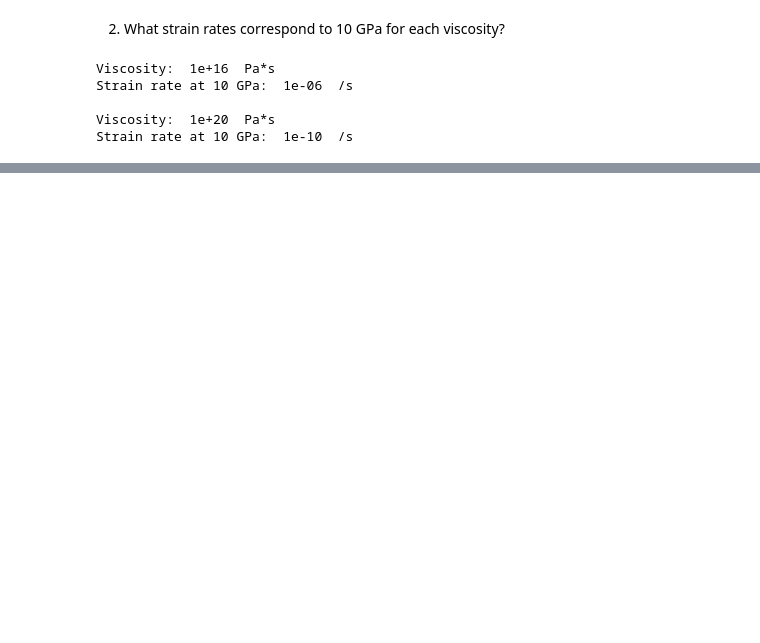
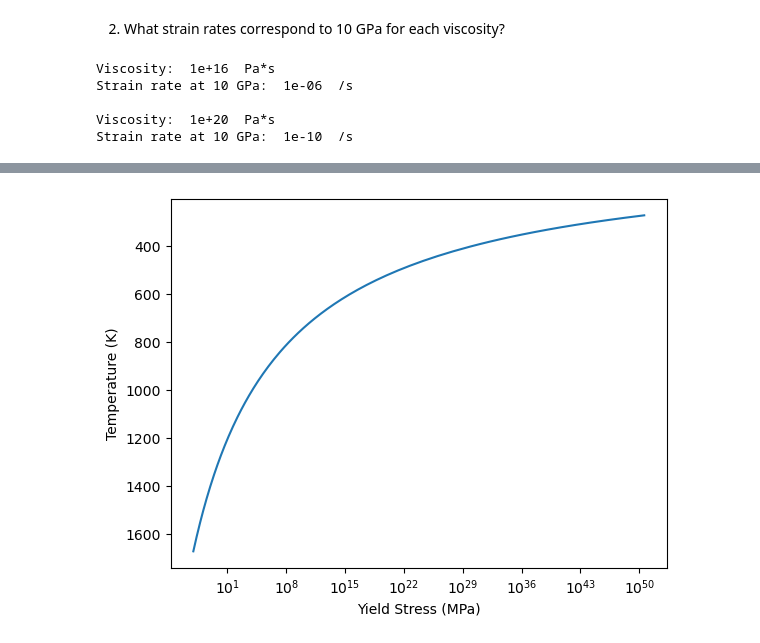
Before and after one commit to dyvasey/geoteach, a Jupyter notebook: structural_geology/rheology_lab/rheology.ipynb, the cells around one changed output, grey strips where cells are left out. Saved outputs shown, nothing was run; the diff lists cells and outputs as text; code cells hidden in the pictures; blank space fills up the shorter version.

```diff
--- a/structural_geology/rheology_lab/rheology.ipynb
+++ b/structural_geology/rheology_lab/rheology.ipynb
@@ -209,0 +227,25 @@ Here, A is called a viscous prefactor, E is activation energy, and V is activati
+# %%
+# Define constants
+Ao = 15555555.55
+E = 335e3 # J/mol*K
+strain_rate = 1e-15 # /s
+R = 8.31451 # J/mol*K
+
+# Make temperature array
+T = np.arange(273,1673+1,10) # K
+
+# Calculate viscosities
+eta = Ao * np.exp(E/(R*T)) # Pa*s
+
+# Calculate yield stress
+yield_stress = 2* eta * strain_rate # Pa
+
+#Plot
+plt.plot(yield_stress/1e6, T)
+plt.gca().invert_yaxis()
+plt.xscale('log')
+plt.xlabel('Yield Stress (MPa)')
+plt.ylabel('Temperature (K)')
+plt.savefig('out_viscoplastic.jpg')
+# %% [output]
+[figure, added]
```
Also changed, not shown: parts of 16 cells of this notebook, 3 other files.
